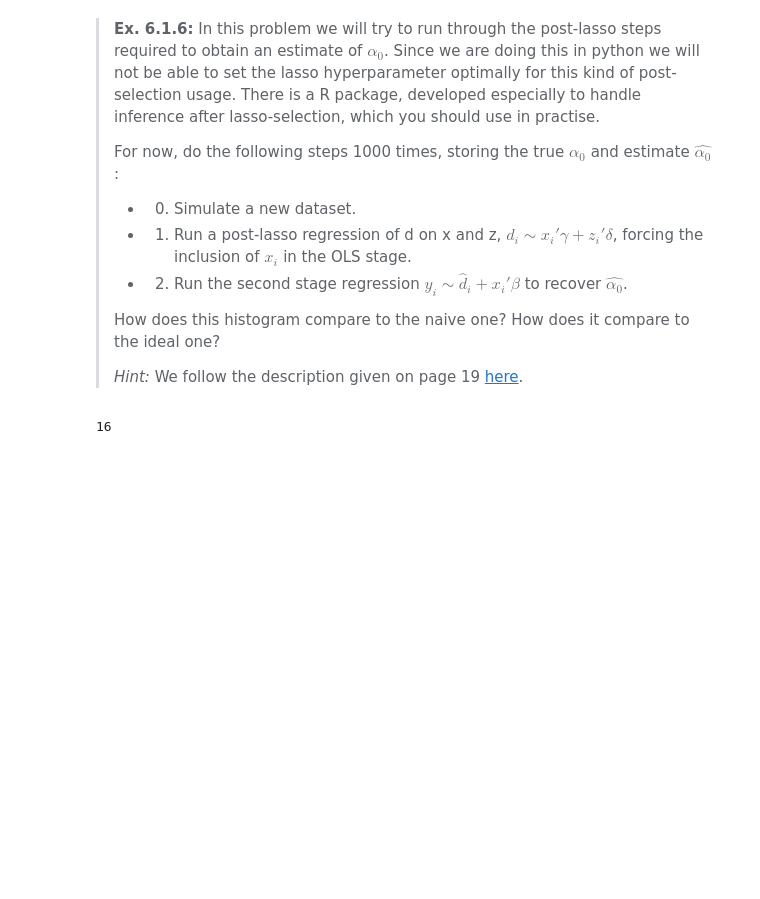
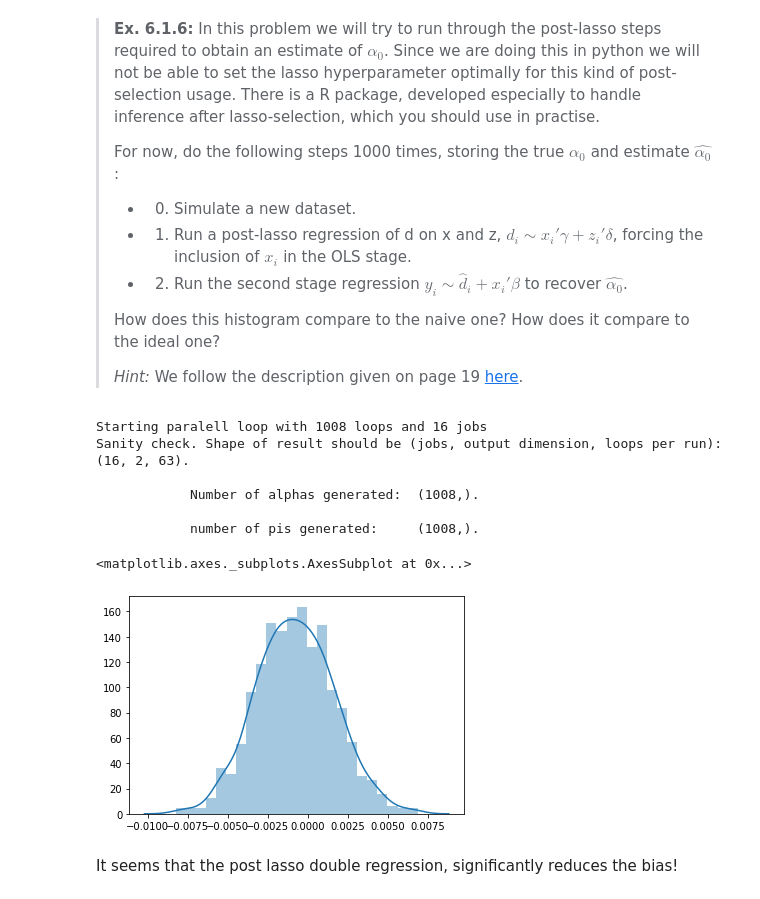
Before and after one commit to kristianolesenlarsen/sdseml_online_exercises, a Jupyter notebook: Tobias/exercise6.ipynb, the cells around one changed output. Cells and saved outputs as stored; diff of their text form; code cells hidden in the pictures; blank space fills up the shorter version.

```diff
--- a/Tobias/exercise6.ipynb
+++ b/Tobias/exercise6.ipynb
@@ -224,22 +259,33 @@ The predict method needs 3 different specifications, for wether we have specifie
 # %%
 # [Your solution here]
 def loop3(n):
+    alphas = []
+    pis = []
     for i in range(n):
         # step 0
-        alphas = []
-        pis = []
         res = simulate()
         # step 1
-        plasso = PostLasso("d~x:gamma + z:delta")
-        plasso.fit(res['d'])
-        # store result
-        alphas.append(res['alpha'])
-        pis.append(ols.params[1])
+        plasso = PostLasso('di ~ xi + zi')
+        plasso.fit(np.c_[res["x"], res["z"]], res["d"], force_include_idx = np.arange(res["x"].shape[1]))
+        x_pred = np.c_[res["x"], plasso.predict()]
+        # step 2
+        mod = OLS(res["y"], x_pred).fit()
+        alphas.append(res["alpha"])
+        pis.append(mod.params[-1])
     return np.asarray(alphas), np.asarray(pis)
 
-n = 1008 # rounding up to number divisible with 16
-ns = [int(n/num_cores) for i in range(num_cores)]
-
-res = Parallel(n_jobs=num_cores)(delayed(loop2)(n) for n in ns)
+alphas, pis = parallelLoop(loop3)
 # %% [output]
-16
+Starting paralell loop with 1008 loops and 16 jobs
+Sanity check. Shape of result should be (jobs, output dimension, loops per run): (16, 2, 63).
+
+            Number of alphas generated:  (1008,).
+
+            number of pis generated:     (1008,).
+# %%
+sns.distplot(np.array(alphas)-np.array(pis))
+# %% [output]
+<matplotlib.axes._subplots.AxesSubplot at 0x...>
+[figure, added]
+# %% [markdown]
+It seems that the post lasso double regression, significantly reduces the bias!
```
Also changed, not shown: parts of 9 cells of this notebook.
